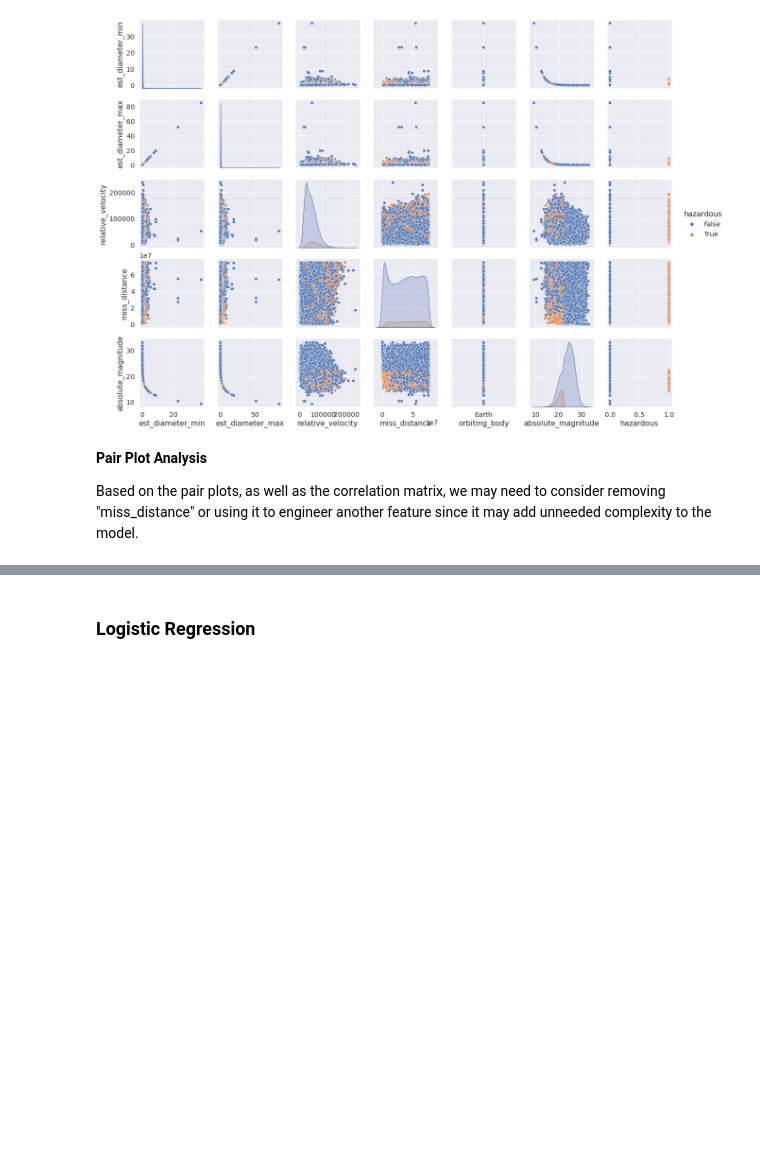
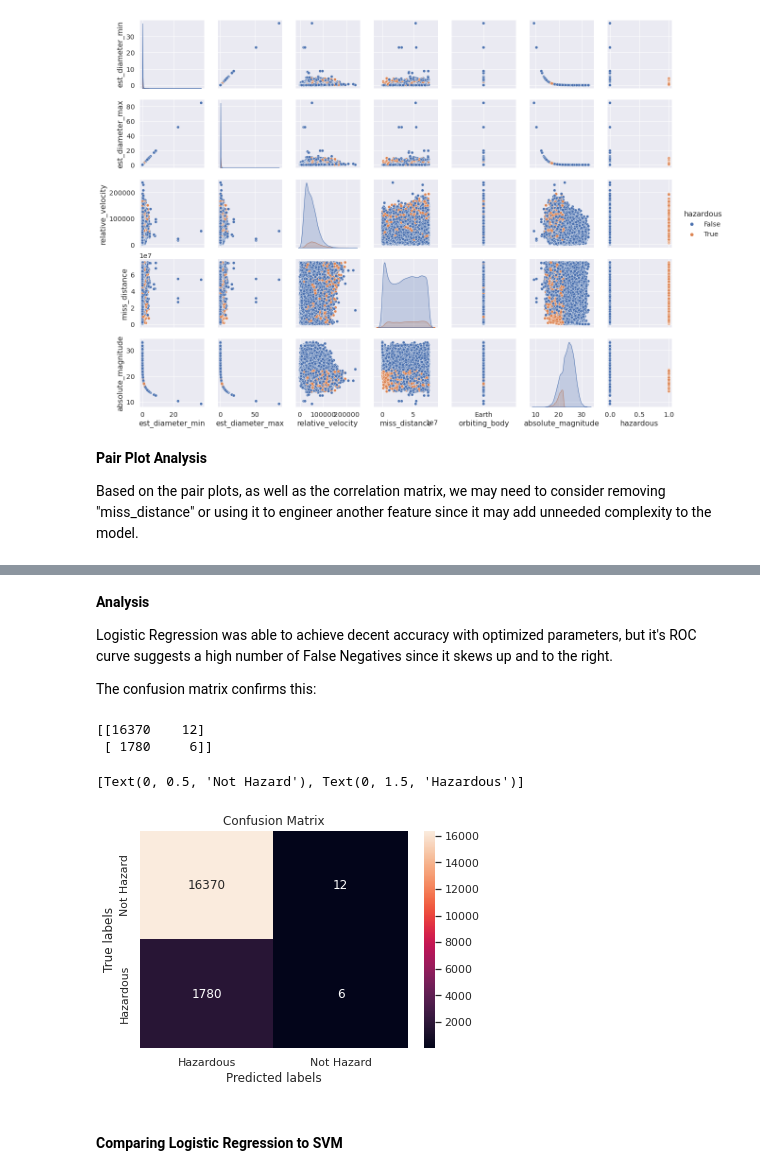
Before and after one commit to codiak/ds_notebooks, a Jupyter notebook: NASA_Dataset_Near_Earth_Object_Hazard_Model.ipynb, the cells around one changed output, grey strips where cells are left out. Cells and saved outputs as stored; diff of their text form; code cells hidden in the pictures; blank space fills up the shorter version.

```diff
--- a/NASA_Dataset_Near_Earth_Object_Hazard_Model.ipynb
+++ b/NASA_Dataset_Near_Earth_Object_Hazard_Model.ipynb
@@ -206,2 +303,26 @@ Based on the pair plots, as well as the correlation matrix, we may need to consi
+# %% [markdown]
+**Analysis**
+
+Logistic Regression was able to achieve decent accuracy with optimized parameters, but it's ROC curve suggests a high number of False Negatives since it skews up and to the right.
+
+The confusion matrix confirms this:
+# %%
+y_pred = better_roc_log_reg.predict(x_test)
+confusion = confusion_matrix(y_test, y_pred)
+print(confusion)
+ax = plt.subplot()
+sns.heatmap(confusion, annot=True, fmt='g', ax=ax);  #annot=True to annotate cells, ftm='g' to disable scientific notation
+
+# labels, title and ticks
+ax.set_xlabel('Predicted labels')
+ax.set_ylabel('True labels')
+ax.set_title('Confusion Matrix')
+ax.xaxis.set_ticklabels(['Hazardous', 'Not Hazard'])
+ax.yaxis.set_ticklabels(['Not Hazard', 'Hazardous'])
+# %% [output]
+[[16370    12]
+ [ 1780     6]]
+[Text(0, 0.5, 'Not Hazard'), Text(0, 1.5, 'Hazardous')]
+[figure, added]
 # %% [markdown]
-### Logistic Regression
+#### Comparing Logistic Regression to SVM
```
Also changed, not shown: parts of 10 cells of this notebook.
